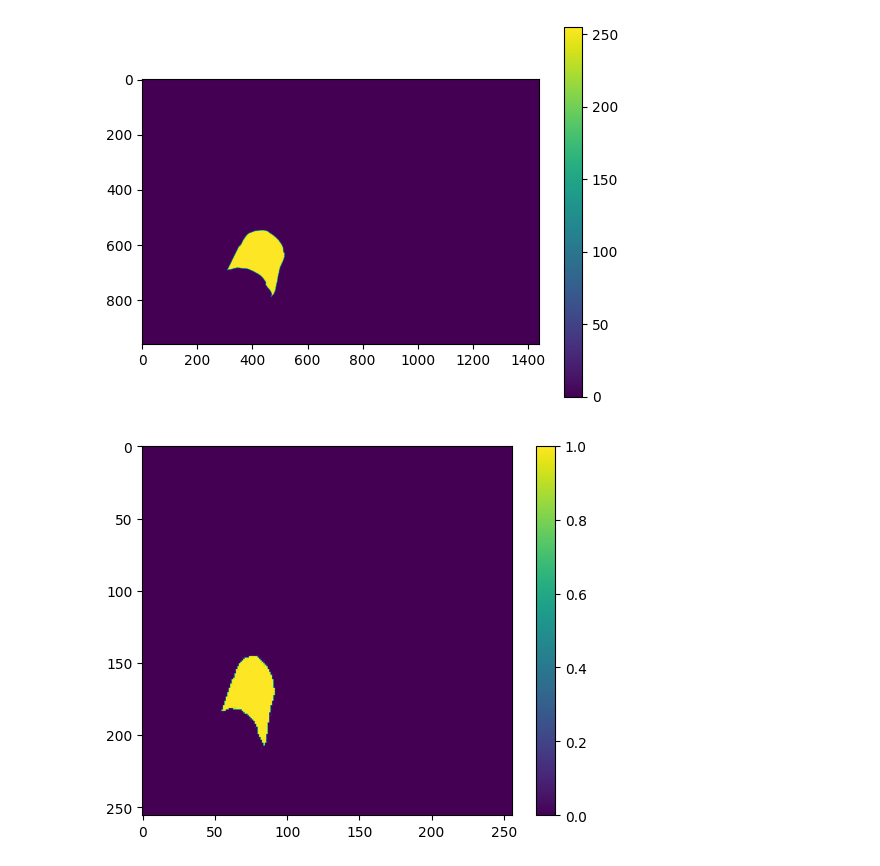
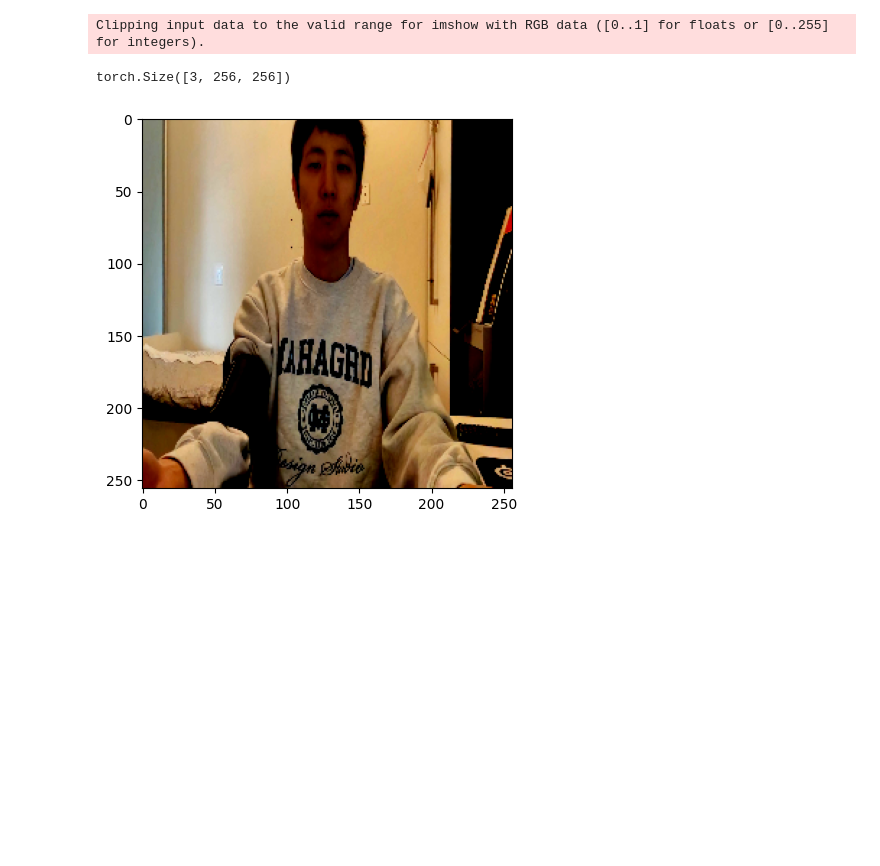
Before and after one commit to steven9909/mobile_health_segmentation, a Jupyter notebook: test.ipynb, the cells around one changed output. Saved outputs shown, nothing was run; the diff lists cells and outputs as text; code cells hidden in the pictures; blank space fills up the shorter version.

```diff
--- a/test.ipynb
+++ b/test.ipynb
@@ -12,25 +9,26 @@ from PIL.Image import Resampling
 # %%
 device = torch.device("cpu")
 model = UNet(3, 1)
-#model.load_state_dict(torch.load("./output/unet.pth")["model"])
+model.load_state_dict(torch.load("./output/temp_2000")["model"])
 model = model.to(device)
 model.eval()
 
-image = Image.open(r"./original/Photo on 2023-10-19 at 6.16 PM.jpg")
-mask = Image.open(r"./annotated/Photo on 2023-10-19 at 6.16 PM.jpg")
+#image = np.asarray(Image.open(r"./original/Photo on 2023-10-19 at 6.18 PM.jpg"), dtype=np.float32) / 255
+image = np.asarray(Image.open(r"./test.jpg"), dtype=np.float32) / 255
 
-mask = torch.tensor(np.asarray(mask.resize((256, 256), resample=Resampling.NEAREST), dtype=np.float32) / 255)
-image = torch.tensor(np.asarray(image.resize((256, 256), resample=Resampling.NEAREST), dtype=np.float32) / 255)
-plt.imshow(mask)
-plt.colorbar()
-plt.figure()
-plt.imshow(image)
+image = cv2.resize(image, (256, 256), interpolation=cv2.INTER_NEAREST)
 
-mask = torch.unsqueeze(mask, 0)
-mask = torch.unsqueeze(mask, 0)
-image = torch.reshape(image, (3, 256, 256))
-image = torch.unsqueeze(image, 0)
-image = normalize(image, [0.5, 0.5, 0.5], [0.5, 0.5, 0.5], inplace=True)
+image = image.transpose((2, 0, 1))
+
+image = torch.from_numpy(image).to(device)
+
+image = normalize(image, mean=(0.5612, 0.5397, 0.5159), std=(0.2515, 0.2405, 0.2317), inplace=True)
+
+plt.imshow(image.permute(1, 2, 0).cpu().numpy())
+print(image.shape)
+
+image = torch.unsqueeze(image , 0)
 # %% [output]
+Clipping input data to the valid range for imshow with RGB data ([0..1] for floats or [0..255] for integers).
+torch.Size([3, 256, 256])
-[figure, old version]
+[figure, new version]
-[figure, removed]
```
Also changed, not shown: parts of 3 cells of this notebook, 6 other files.
